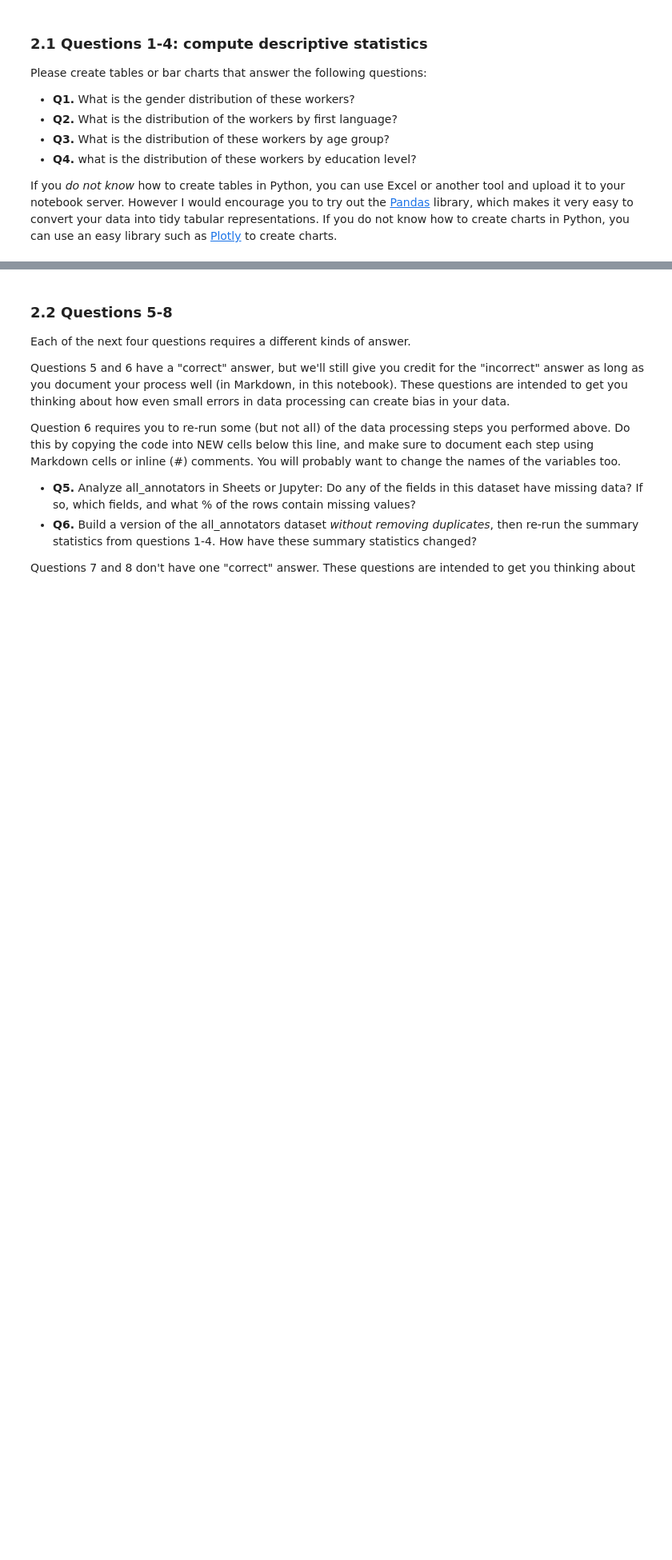
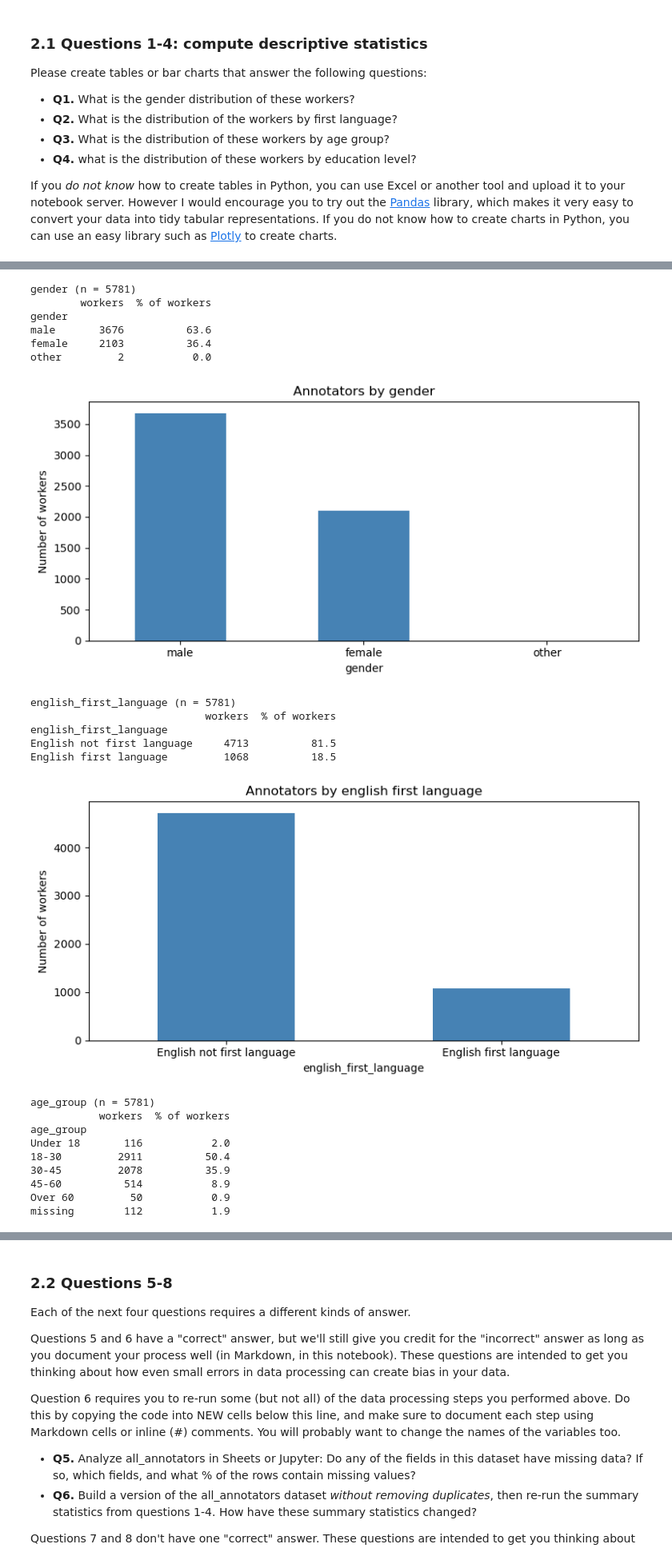
Before and after one commit to tjpippo/hcde-410, a Jupyter notebook: A2/hcde410-a2.ipynb, the cells around one changed output, grey strips where cells are left out. Shown at 80% size. Cells and saved outputs as stored; diff of their text form; code cells hidden in the pictures; blank space fills up the shorter version.

```diff
--- a/A2/hcde410-a2.ipynb
+++ b/A2/hcde410-a2.ipynb
@@ -422,0 +423,51 @@ Use both Markdown and code-formatted cells.
+# %%
+import pandas as pd
+import matplotlib.pyplot as plt
+
+workers = pd.DataFrame(all_annotators)
+workers = workers.replace("", "missing")
+workers["english_first_language"] = workers["english_first_language"].map(
+    {"1": "English first language", "0": "English not first language", "missing": "missing"})
+
+def describe(column, order=None):
+    """Print a count + % table for one demographic column and draw a bar chart."""
+    counts = workers[column].value_counts()
+    if order:
+        counts = counts.reindex([o for o in order if o in counts.index] +
+                                [i for i in counts.index if i not in order])
+    table = pd.DataFrame({"workers": counts, "% of workers": (counts / len(workers) * 100).round(1)})
+    print(f"\n{column} (n = {len(workers)})")
+    print(table.to_string())
+    counts.plot(kind="bar", figsize=(8, 4), color="steelblue", rot=0)
+    plt.title(f"Annotators by {column.replace('_', ' ')}")
+    plt.ylabel("Number of workers")
+    plt.tight_layout()
+    plt.show()
+    return table
+q1 = describe("gender")
+q2 = describe("english_first_language")
+q3 = describe("age_group", order=["Under 18", "18-30", "30-45", "45-60", "Over 60", "missing"])
+q4 = describe("education", order=["none", "some", "hs", "bachelors", "masters", "doctorate", "professional", "missing"])
+# %% [output]
+gender (n = 5781)
+        workers  % of workers
+gender
+male       3676          63.6
+female     2103          36.4
+other         2           0.0
+[figure, added]
+english_first_language (n = 5781)
+                            workers  % of workers
+english_first_language
+English not first language     4713          81.5
+English first language         1068          18.5
+[figure, added]
+age_group (n = 5781)
+           workers  % of workers
+age_group
+Under 18       116           2.0
+18-30         2911          50.4
+30-45         2078          35.9
+45-60          514           8.9
+Over 60         50           0.9
+missing        112           1.9
```
Also changed, not shown: parts of 9 cells of this notebook, 1 other file.
